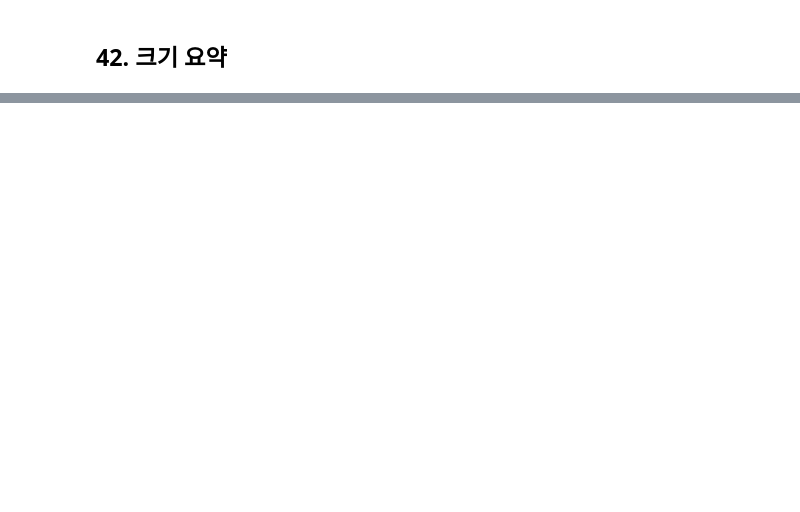
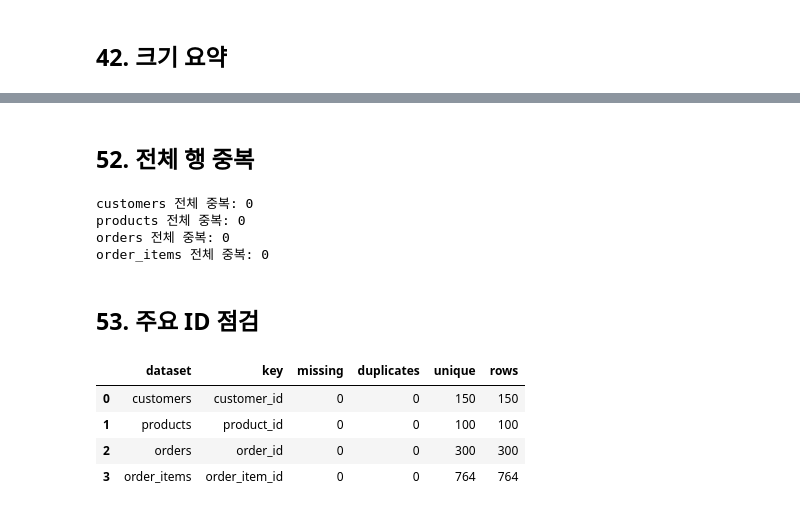
Before and after one commit to zciop-nk/ai-data-analysis-repository, a Jupyter notebook: notebooks/ch03_practice.ipynb, the cells around one changed output, grey strips where cells are left out. Cells and saved outputs as stored; diff of their text form; code cells hidden in the pictures; blank space fills up the shorter version.

```diff
--- a/notebooks/ch03_practice.ipynb
+++ b/notebooks/ch03_practice.ipynb
@@ -41,0 +260,4 @@ print(shape_summary)
+# %%
+for name, df in datasets.items():
+    print(f"\n[{name}]")
+    display(df.isna().sum().to_frame("missing_count"))
@@ -41,0 +337,46 @@ print(shape_summary)
+# %% [markdown]
+## 52. 전체 행 중복
+# %%
+
+for name, df in datasets.items():
+
+    print(name, "전체 중복:", df.duplicated().sum())
+# %% [output]
+customers 전체 중복: 0
+products 전체 중복: 0
+orders 전체 중복: 0
+order_items 전체 중복: 0
+# %% [markdown]
+## 53. 주요 ID 점검
+# %%
+primary_keys = {
+
+    "customers": "customer_id",
+    "products": "product_id",
+    "orders": "order_id",
+    "order_items": "order_item_id",
+
+}
+
+id_check_rows = []
+for name, key in primary_keys.items():
+    df = datasets[name]
+    id_check_rows.append(
+        {
+            "dataset": name,
+            "key": key,
+            "missing": df[key].isna().sum(),
+            "duplicates": df[key].duplicated().sum(),
+            "unique": df[key].nunique(),
+            "rows": len(df),
+        }
+    )
+
+id_check_summary = pd.DataFrame(id_check_rows)
+id_check_summary
+# %% [output]
+|  | dataset | key | missing | duplicates | unique | rows |
+| 0 | customers | customer_id | 0 | 0 | 150 | 150 |
+| 1 | products | product_id | 0 | 0 | 100 | 100 |
+| 2 | orders | order_id | 0 | 0 | 300 | 300 |
+| 3 | order_items | order_item_id | 0 | 0 | 764 | 764 |
```
Also changed, not shown: parts of 26 cells of this notebook, 1 other file.
